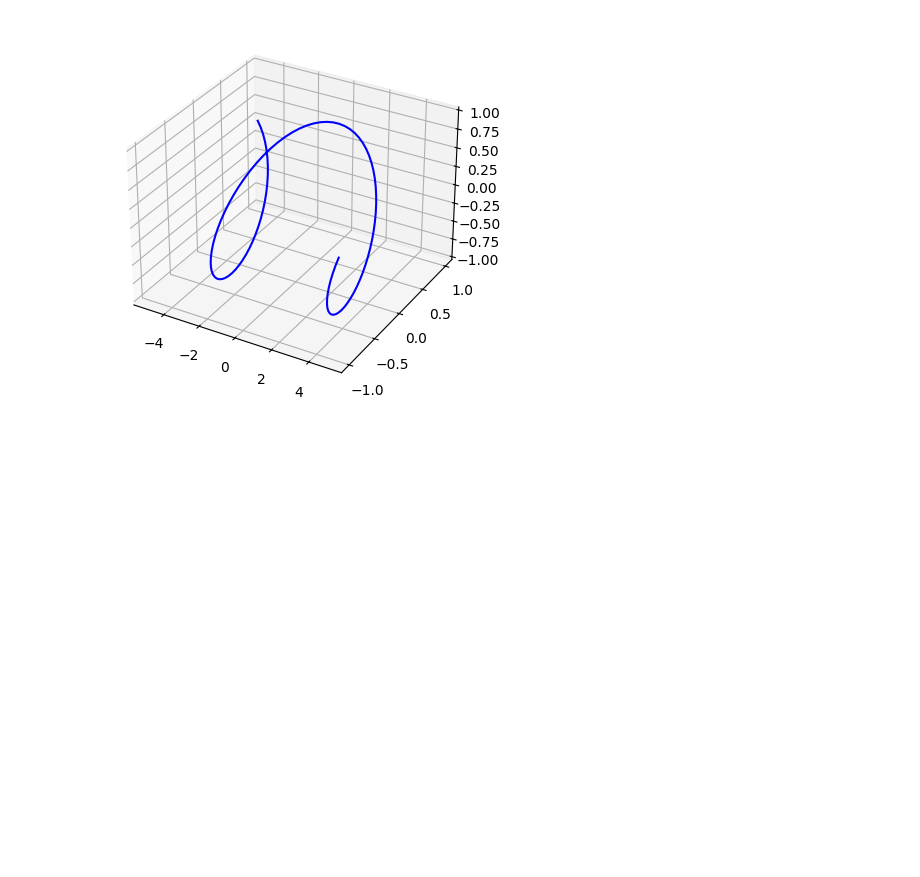
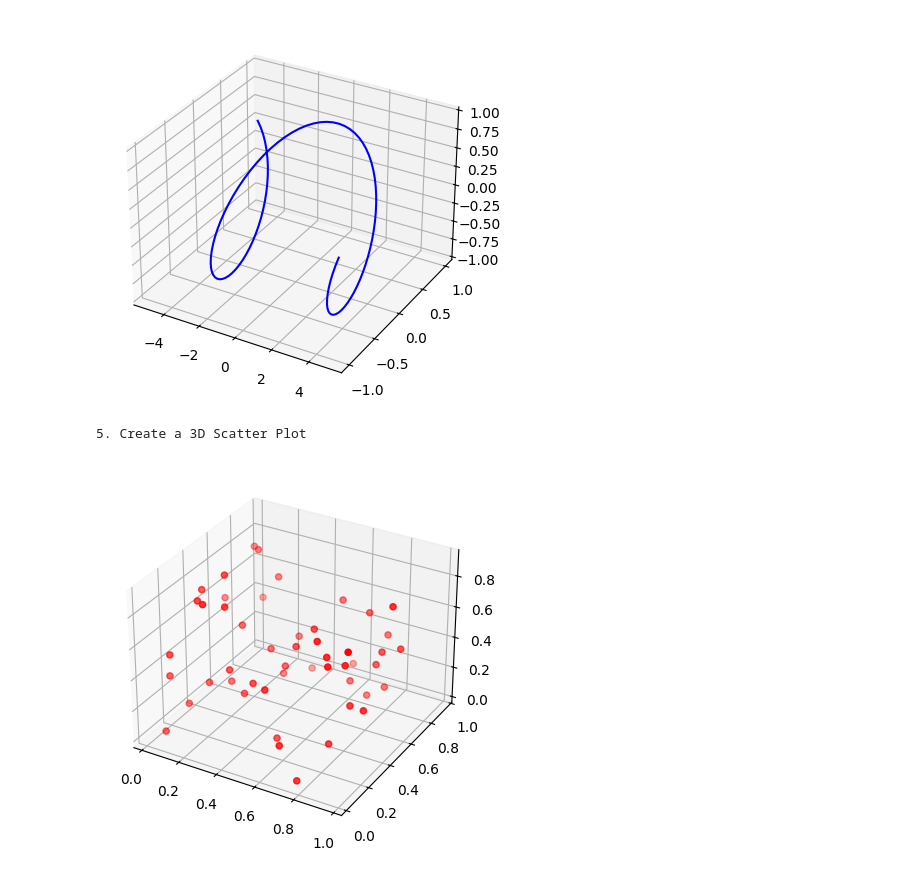
Before and after one commit to prashanth-alugottu/python, a Jupyter notebook: 6_matplotlib/7_3D PLOTTING/3dplotting.ipynb, the cells around one changed output. Cells and saved outputs as stored; diff of their text form; code cells hidden in the pictures; blank space fills up the shorter version.

```diff
--- a/6_matplotlib/7_3D PLOTTING/3dplotting.ipynb
+++ b/6_matplotlib/7_3D PLOTTING/3dplotting.ipynb
@@ -25,3 +25,17 @@ ax.plot3D(x, y, z, color='blue')
 plt.show()
 # %% [output]
 [figure]
+# %%
+print("5. Create a 3D Scatter Plot")
+# Creates a **3D scatter plot** to show individual data points.
+x = np.random.rand(50)
+y = np.random.rand(50)
+z = np.random.rand(50)
+
+fig = plt.figure()
+ax = fig.add_subplot(111, projection='3d')
+ax.scatter3D(x, y, z, color='red')
+plt.show()
+# %% [output]
+5. Create a 3D Scatter Plot
+[figure, added]
```
